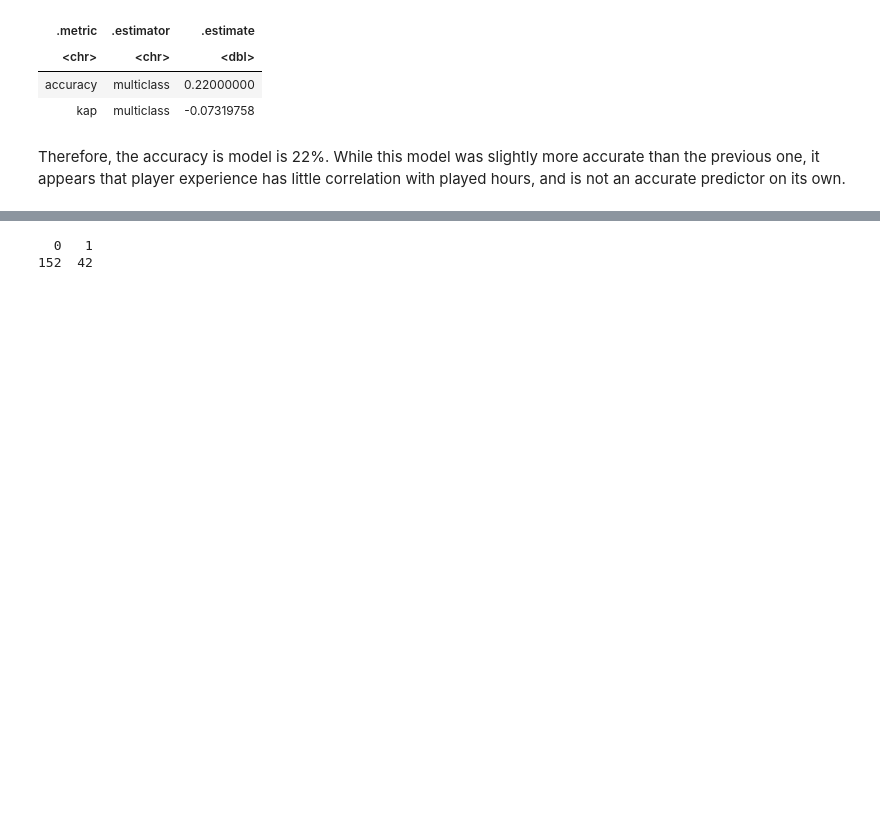
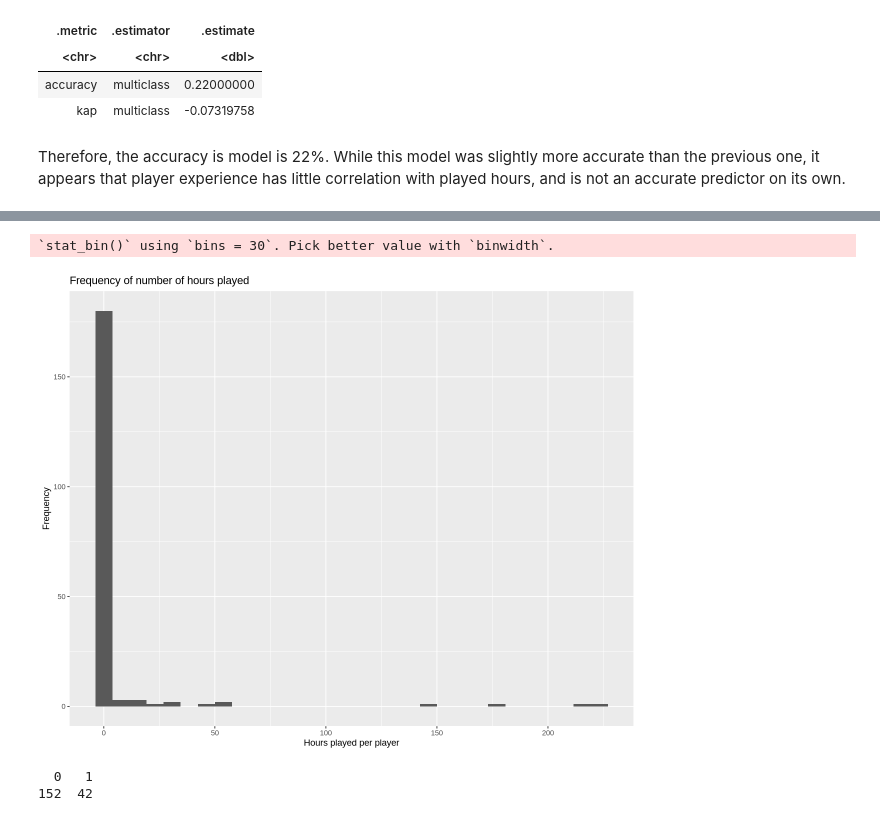
Before and after one commit to H-Isabelle/dsci100-group-project, a Jupyter notebook: FinalReport.ipynb, the cells around one changed output, grey strips where cells are left out. Saved outputs shown, nothing was run; the diff lists cells and outputs as text; code cells hidden in the pictures; blank space fills up the shorter version.

```diff
--- a/FinalReport.ipynb
+++ b/FinalReport.ipynb
@@ -384,3 +396,9 @@ predictor on its own.
+# %%
+hours_histogram <- ggplot(players_data, aes(played_hours)) + geom_histogram() + labs(x = "Hours played per player", y = "Frequency", title = "Frequency of number of hours played")
+hours_histogram
+# %% [output]
+`stat_bin()` using `bins = 30`. Pick better value with `binwidth`.
+[figure, added]
 # %%
 # Assigning labels: Good (1h+ played) vs Bad (<1h played) contributor
 
```
Also changed, not shown: parts of 13 cells of this notebook.
